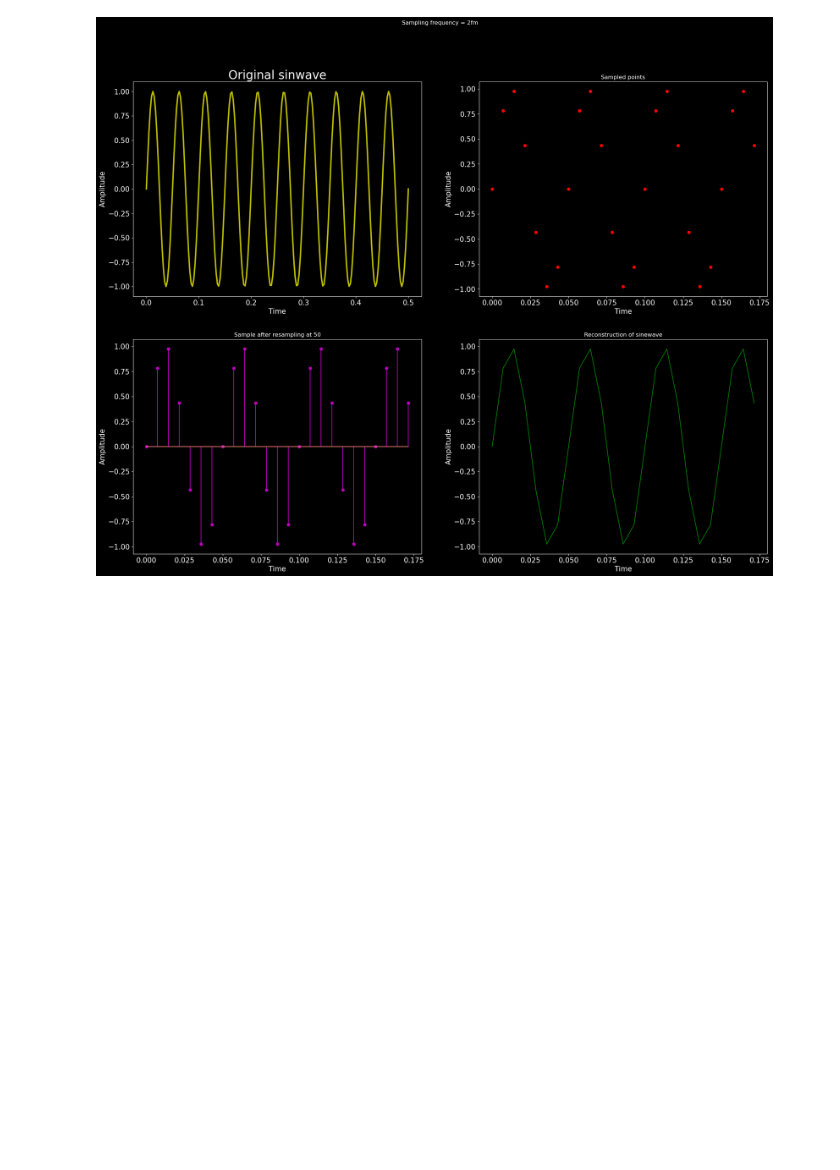
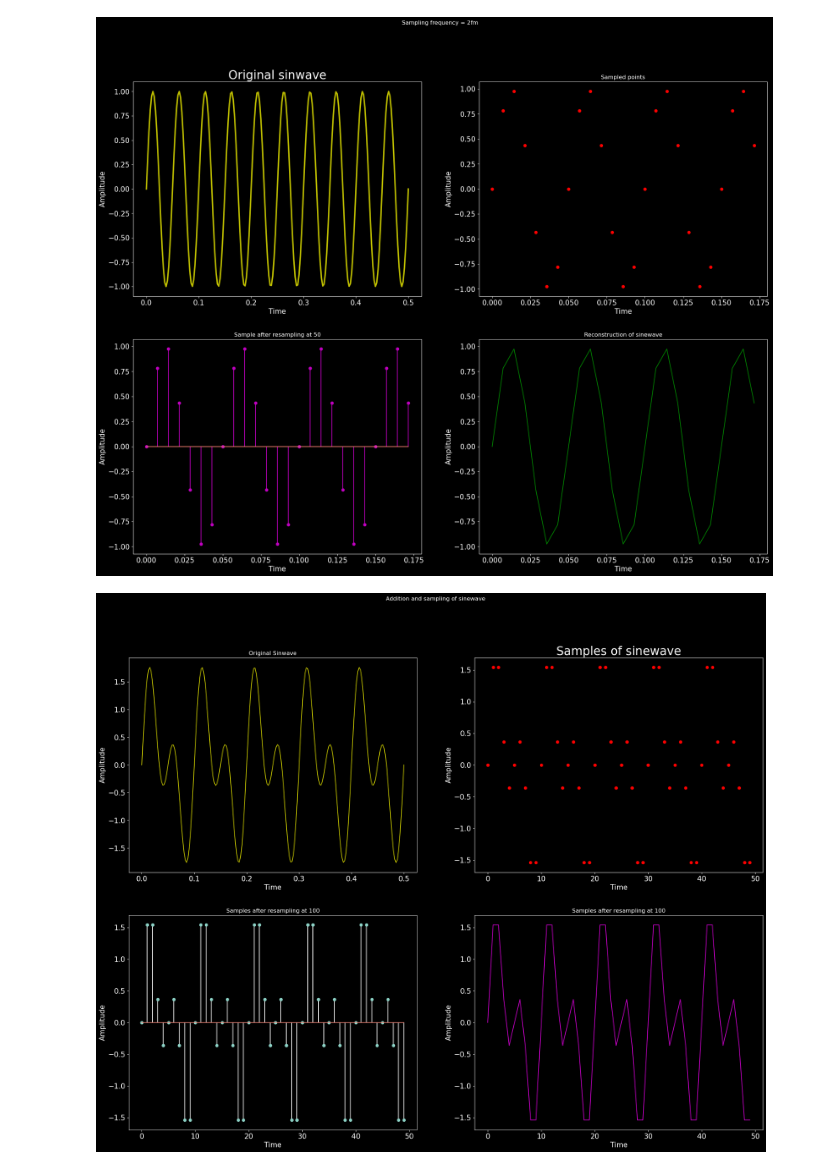
Before and after one commit to RahulChowdary221/Hello-DSP, a Jupyter notebook: basic_analog_digital_conversion.ipynb, the cells around one changed output. Saved outputs shown, nothing was run; the diff lists cells and outputs as text; code cells hidden in the pictures; blank space fills up the shorter version.

```diff
--- a/basic_analog_digital_conversion.ipynb
+++ b/basic_analog_digital_conversion.ipynb
@@ -521,3 +521,42 @@ plt.ylabel("Amplitude",fontsize=15)
 plt.show()
 # %% [output]
 [figure]
+# %%
+t=np.linspace(0,0.5,200)
+X=np.sin(2*np.pi*20*t)+np.sin(2*np.pi*10*t)
+srate=100
+T=1/srate
+n=np.arange(0,0.5/T)
+nT=n*T
+XnT=np.sin(2*np.pi*20*nT)+np.sin(2*np.pi*10*nT)
+plt.figure(figsize=(24,18))
+style.use('dark_background')
+plt.suptitle("Addition and sampling of sinewave")
+plt.rcParams['xtick.labelsize']=15
+plt.rcParams['ytick.labelsize']=15
+plt.subplot(2,2,1)
+plt.plot(t,X,'y')
+plt.title("Original Sinwave")
+plt.xlabel("Time",fontsize=15)
+plt.ylabel("Amplitude",fontsize=15)
+
+plt.subplot(2,2,2)
+plt.plot(n,XnT,'ro',linewidth=3)
+plt.title("Samples of sinewave",fontsize=25)
+plt.xlabel("Time",fontsize=15)
+plt.ylabel("Amplitude",fontsize=15)
+
+plt.subplot(2,2,3)
+plt.stem(n,XnT,'p')
+plt.title("Samples after resampling at 100")
+plt.xlabel("Time",fontsize=15)
+plt.ylabel("Amplitude",fontsize=15)
+
+plt.subplot(2,2,4)
+plt.plot(n,XnT,'m')
+plt.title("Samples after resampling at 100")
+plt.xlabel("Time",fontsize=15)
+plt.ylabel("Amplitude",fontsize=15)
+plt.show()
+# %% [output]
+[figure, added]
```
